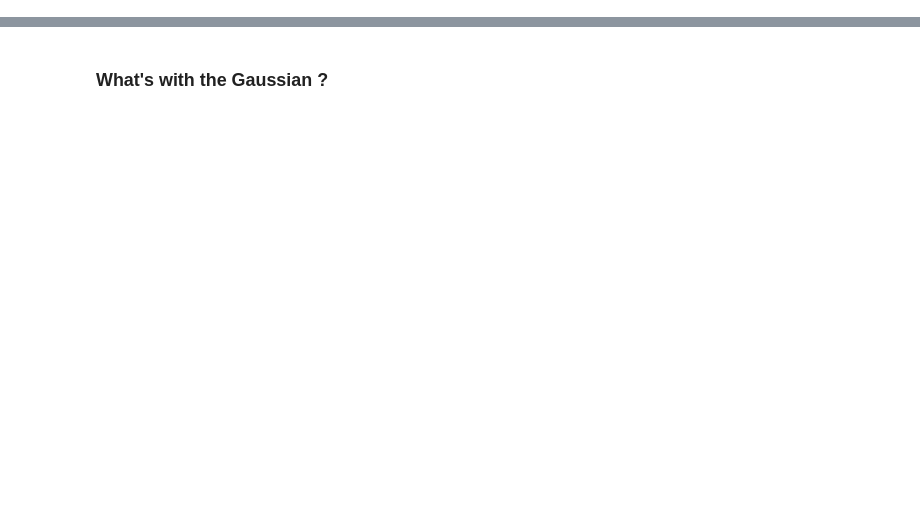
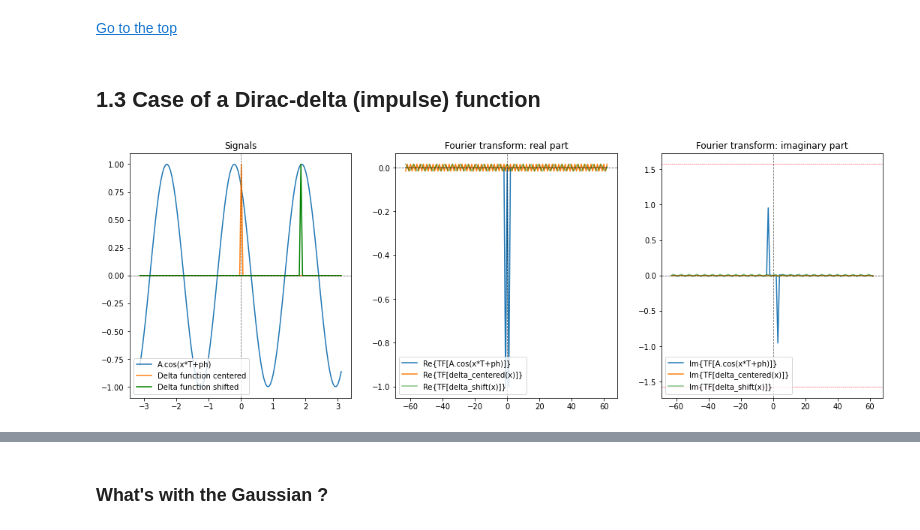
Before and after one commit to FaustineAstro/FourierTutorial, a Jupyter notebook: 1-Fourier_transform_basis_1D.ipynb, the cells around one changed output, grey strips where cells are left out. Saved outputs shown, nothing was run; the diff lists cells and outputs as text; code cells hidden in the pictures; blank space fills up the shorter version.

```diff
--- a/1-Fourier_transform_basis_1D.ipynb
+++ b/1-Fourier_transform_basis_1D.ipynb
@@ -348,0 +292,63 @@ plt.show()
+# %% [markdown]
+[Go to the top](#Table-of-contents)
+# %% [markdown]
+## 1.3 Case of a Dirac-delta (impulse) function
+# %%
+# Points Real space
+x = np.arange(-np.pi, np.pi, 0.05)
+# Points Fourier space
+x_f = np.arange(0, np.shape(x)[0], 1) - np.shape(x)[0]/2
+
+# Creating the cosine wave
+A = 1.    #Amplitude >0.
+T  = 3.   #Pulsation [1-np.shape(x)]
+Ph = 0.2  #Phase [-pi:pi] i.e. facteur [-1,1]
+cosP = A*np.cos(x*T+Ph*np.pi)
+
+# Creating a delta function
+delta = signal.unit_impulse(np.shape(x),'mid')
+delta_shift = signal.unit_impulse(np.shape(x),100)
+
+# Fourier transform of the functions:
+TF_cosP =np.fft.fftshift(np.fft.fft(cosP))
+TF_delta =np.fft.fftshift(np.fft.fft(delta))
+TF_delta_shift =np.fft.fftshift(np.fft.fft(delta_shift))
+# %%
+%matplotlib inline
+plt.figure(figsize=(6*3, 2*3), constrained_layout=False)
+
+# Plot signals
+plt.subplot(131)
+plt.plot(x, cosP, label="A.cos(x*T+ph)")
+plt.plot(x, delta, label="Delta function centered")
+plt.plot(x, delta_shift, color='g', label="Delta function shifted")
+plt.title('Signals')
+plt.legend()
+plt.axhline(y=0, color='k', ls = '--', lw=0.8, alpha=0.6)
+plt.axvline(x=0, color='k', ls = '--', lw=0.8, alpha=0.6)
+
+# Plot real part (normalized)
+plt.subplot(132)
+plt.plot(x_f,np.real(TF_cosT)/(np.shape(x)[0]/2), label="Re{TF[A.cos(x*T+ph)]}")
+plt.plot(x_f,np.real(TF_delta)/(np.shape(x)[0]/2), label="Re{TF[delta_centered(x)]}")
+plt.plot(x_f,np.real(TF_delta_shift)/(np.shape(x)[0]/2), label="Re{TF[delta_shift(x)]}",color='g', alpha = 0.5)
+plt.title('Fourier transform: real part')
+plt.legend(loc='lower left')
+plt.axhline(y=0, color='k', ls = '--', lw=0.8, alpha=0.6)
+plt.axvline(x=0, color='k', ls = '--', lw=0.8, alpha=0.6)
+
+# Plot imaginary part (normalized)
+plt.subplot(133)
+plt.plot(x_f,np.imag(TF_cosP)/(np.shape(x)[0]/2)*np.pi/2, label="Im{TF[A.cos(x*T+ph)]}")
+plt.plot(x_f,np.imag(TF_delta)/(np.shape(x)[0]/2), label="Im{TF[delta_centered(x)]}")
+plt.plot(x_f,np.imag(TF_delta_shift)/(np.shape(x)[0]/2), label="Im{TF[delta_shift(x)]}",color='g', alpha = 0.5)
+plt.title('Fourier transform: imaginary part')
+plt.legend(loc='lower left')
+plt.axhline(y=0, color='k', ls = '--', lw=0.8, alpha=0.6)
+plt.axvline(x=0, color='k', ls = '--', lw=0.8, alpha=0.6)
+plt.axhline(y=np.pi/2, color='r', ls = '--', lw=0.5, alpha=0.9)
+plt.axhline(y=-np.pi/2, color='r', ls = '--', lw=0.5, alpha=0.9)
+
+plt.show()
+# %% [output]
+[figure, added]
```
Also changed, not shown: parts of 71 cells of this notebook.
